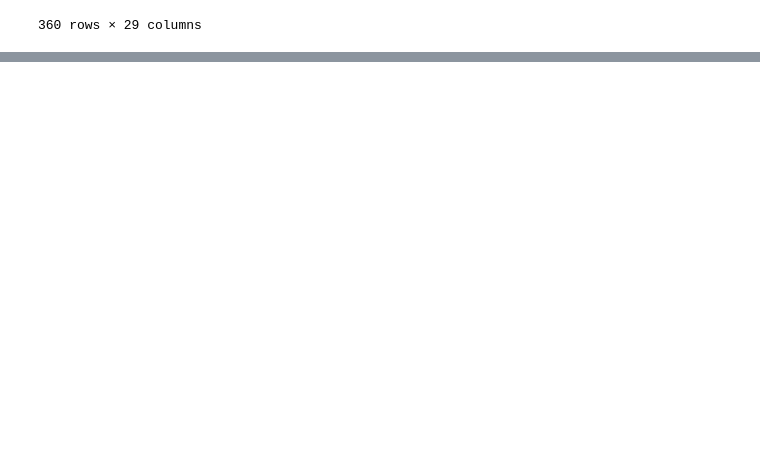
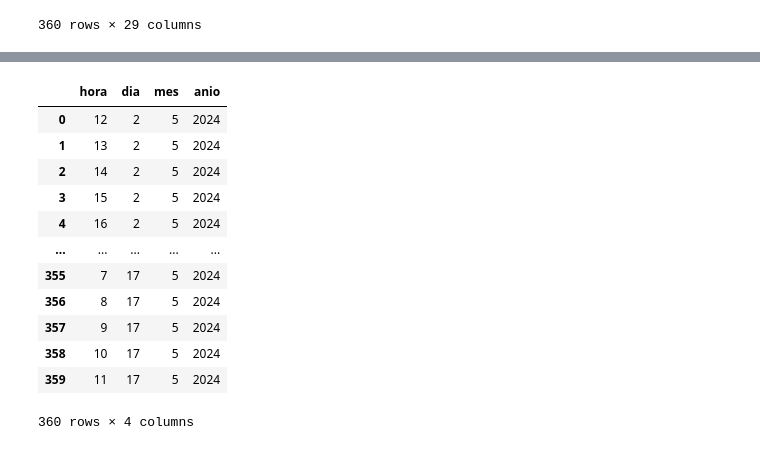
Before and after one commit to MarioBaldocchi/PD, a Jupyter notebook: forecasts/preprocess/preprocess_forecast_secundaria.ipynb, the cells around one changed output, grey strips where cells are left out. Cells and saved outputs as stored; diff of their text form; code cells hidden in the pictures; blank space fills up the shorter version.

```diff
--- a/forecasts/preprocess/preprocess_forecast_secundaria.ipynb
+++ b/forecasts/preprocess/preprocess_forecast_secundaria.ipynb
@@ -3,0 +6,12 @@ import numpy as np
+# %%
+def obtener_fecha(df):
+    df['fecha'] = pd.to_datetime(df['validTimeLocal'], utc=True)
+    df = df.sort_values(by=['fecha'])
+    return df
+# %%
+def descomponer_fecha(df):
+    df['hora'] = df['fecha'].dt.hour
+    df['dia'] = df['fecha'].dt.day
+    df['mes'] = df['fecha'].dt.month
+    df['anio'] = df['fecha'].dt.year
+    return df
@@ -20,0 +66,17 @@ data
+# %%
+data = descomponer_fecha(data)
+data[['hora', 'dia', 'mes', 'anio']]
+# %% [output]
+|  | hora | dia | mes | anio |
+| 0 | 12 | 2 | 5 | 2024 |
+| 1 | 13 | 2 | 5 | 2024 |
+| 2 | 14 | 2 | 5 | 2024 |
+| 3 | 15 | 2 | 5 | 2024 |
+| 4 | 16 | 2 | 5 | 2024 |
+| ... | ... | ... | ... | ... |
+| 355 | 7 | 17 | 5 | 2024 |
+| 356 | 8 | 17 | 5 | 2024 |
+| 357 | 9 | 17 | 5 | 2024 |
+| 358 | 10 | 17 | 5 | 2024 |
+| 359 | 11 | 17 | 5 | 2024 |
+360 rows × 4 columns
```
Also changed, not shown: parts of 14 cells of this notebook.
